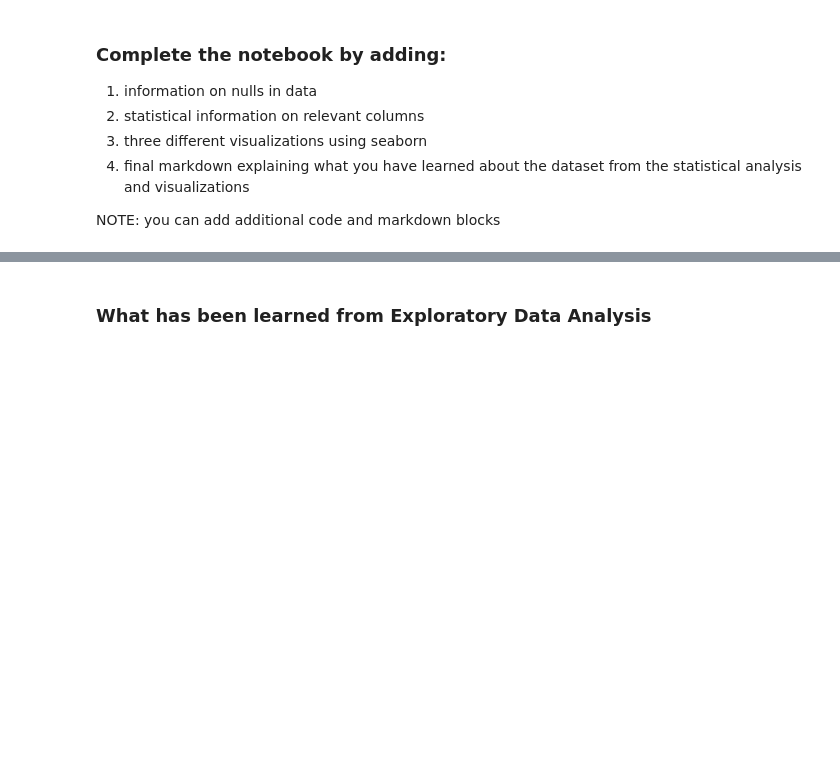
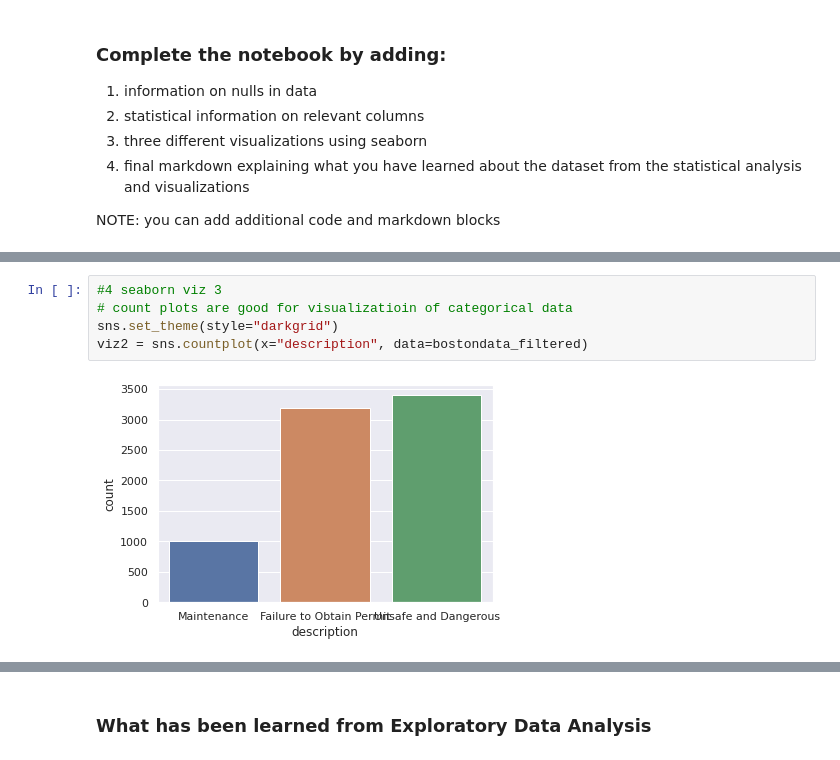
Before and after one commit to catawba-data-mining/CIS-3902-Data-Mining, a Jupyter notebook: ChallengeLabDataViz.ipynb, the cells around one changed output, grey strips where cells are left out. Saved outputs shown, nothing was run; the diff lists cells and outputs as text; blank space fills up the shorter version.

```diff
--- a/ChallengeLabDataViz.ipynb
+++ b/ChallengeLabDataViz.ipynb
@@ -44,0 +204,7 @@ NOTE:  you can add additional code and markdown blocks
+# %%
+#4 seaborn viz 3
+# count plots are good for visualizatioin of categorical data
+sns.set_theme(style="darkgrid")
+viz2 = sns.countplot(x="description", data=bostondata_filtered)
+# %% [output]
+[figure, added]
```
Also changed, not shown: parts of 17 cells of this notebook.
